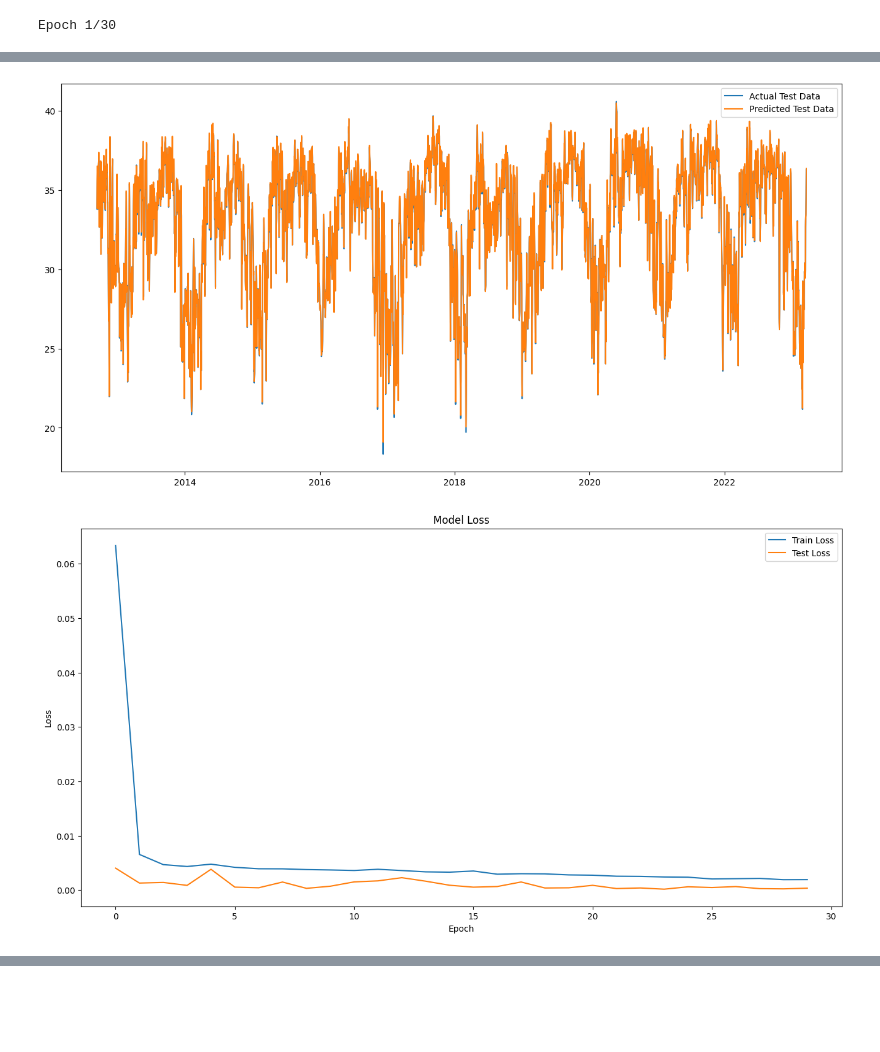
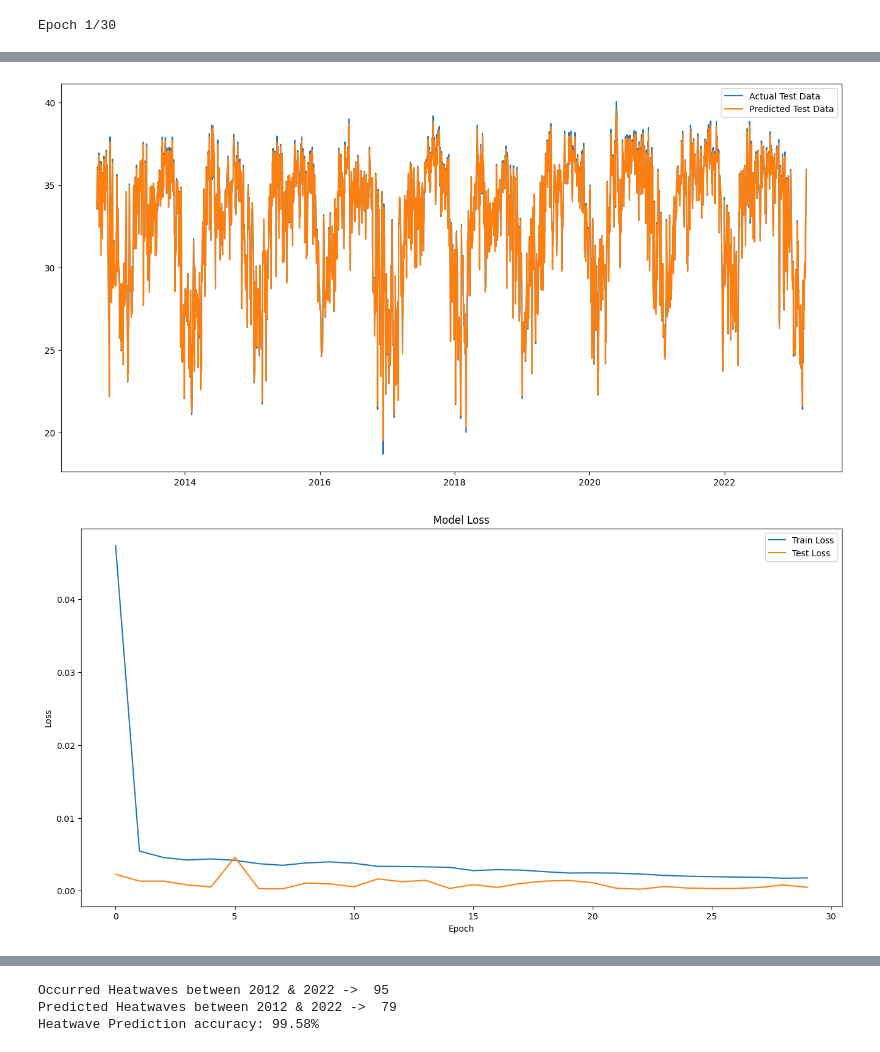
Before and after one commit to animesh-bajpai/Heatwave-Prediction, a Jupyter notebook: LSTM/LSTM_Chennai.ipynb, the cells around one changed output, grey strips where cells are left out. Saved outputs shown, nothing was run; the diff lists cells and outputs as text; code cells hidden in the pictures; blank space fills up the shorter version.

Commit message:
added prediction of heatwave

```diff
--- a/LSTM/LSTM_Chennai.ipynb
+++ b/LSTM/LSTM_Chennai.ipynb
@@ -3,33 +3,41 @@ from model import *
 from data_utils import *
 from visualization import *
 from data_preprocessing import *
+from heatwave_predict import *
 
 # load and preprocess data
 df = preprocess_data('../Dataset/Chennai.csv')
 
+# scale data
+scaler, scaled = scale_data(df)
+
 # split data into train and test sets
-train, test = split_train_test(df)
-
-# scale data
-scaler, train_scaled, test_scaled = scale_data(train, test)
+train, test = split_train_test(scaled)
 
 # prepare data for LSTM model
 n_steps_in = 7
 n_steps_out = 1
-trainX, trainY = prepare_data(train_scaled, n_steps_in, n_steps_out)
-testX, testY = prepare_data(test_scaled, n_steps_in, n_steps_out)
+trainX, trainY = prepare_data(train, n_steps_in, n_steps_out)
+testX, testY = prepare_data(test, n_steps_in, n_steps_out)
 
 # define and fit the LSTM model
 model = build_model(trainX, n_steps_in, n_steps_out)
 history = model.fit(trainX, trainY, epochs=30, batch_size=32, validation_data=(testX, testY), verbose=2)
 
-# # make predictions and evaluate the model
+# make predictions and evaluate the model
 rmseScore, maeScore, predictTemp, realTemp = evaluate_model(model, scaler, testX, testY)
+rmseScore_, maeScore_, predictTemp_, realTemp_ = evaluate_model(model, scaler, trainX, trainY)
 print('Train Score: %.2f RMSE' % (rmseScore))
 print('Test Score: %.2f MAE' % (maeScore))
 
-# # plot the predicted and actual temperatures
+# plot the predicted and actual temperatures
 date = df.tail(realTemp.shape[0]).index
 plot_train_test_predictions(realTemp, predictTemp, date)
 plot_loss(history)
+
+# predict the heatwave
+occurredHeatwave, predictedHeatwave, accuracy = predict_heatwave(predictTemp, realTemp, realTemp_, df)
+print("Occurred Heatwaves between 2012 & 2022 -> ", occurredHeatwave)
+print("Predicted Heatwaves between 2012 & 2022 -> ", predictedHeatwave)
+print(f"Heatwave Prediction accuracy: {accuracy*100:.2f}%")
 # %% [output]
@@ -97,3 +112,3 @@ Train Score: 0.07 RMSE
 Test Score: 0.06 MAE
-[figure, old version]
+[figure, new version]
-[figure, old version]
+[figure, new version]
@@ -99,0 +116,3 @@ Test Score: 0.06 MAE
+Occurred Heatwaves between 2012 & 2022 ->  95
+Predicted Heatwaves between 2012 & 2022 ->  79
+Heatwave Prediction accuracy: 99.58%
```
Also changed, not shown: parts of 1 cell of this notebook, 17 other files.
